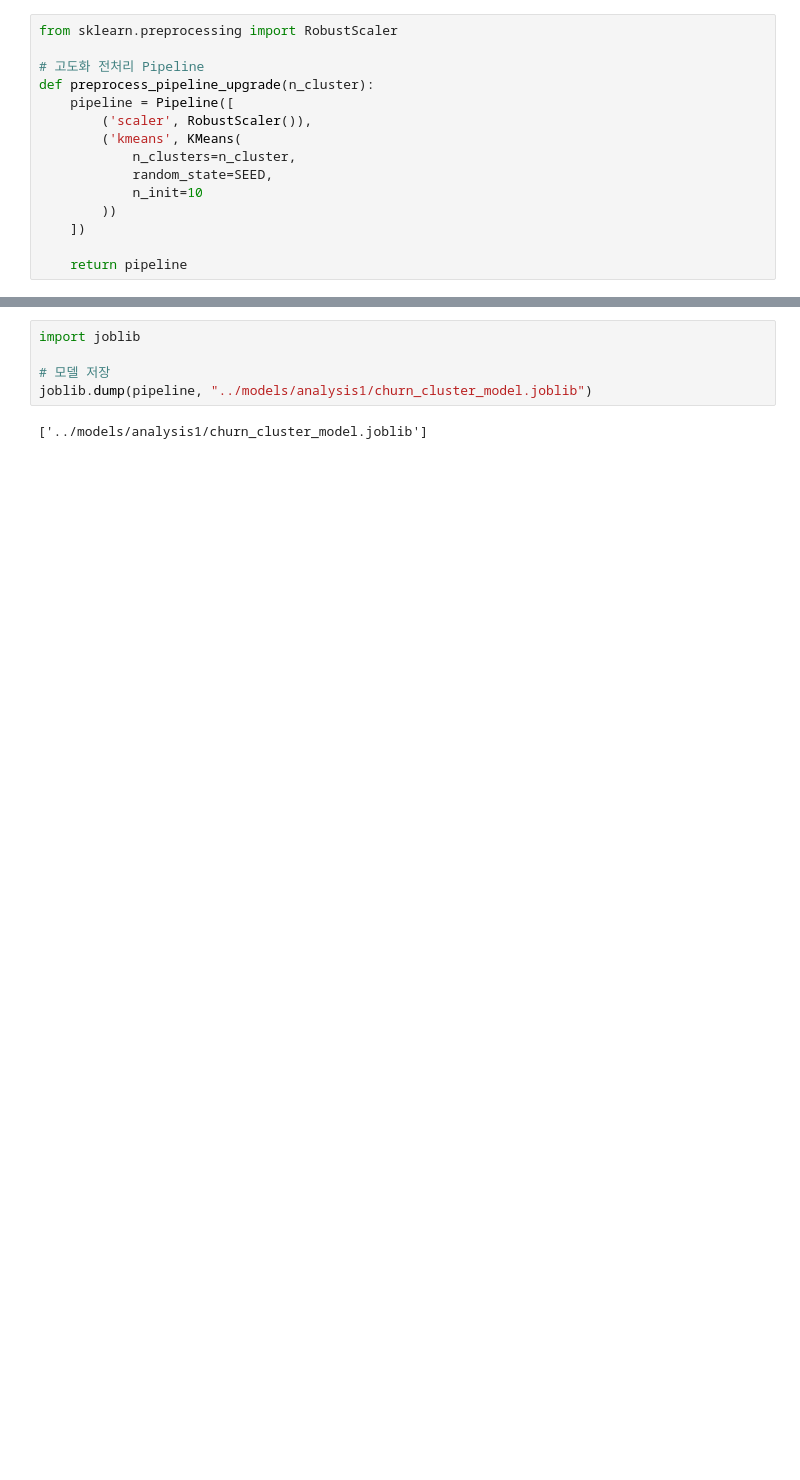
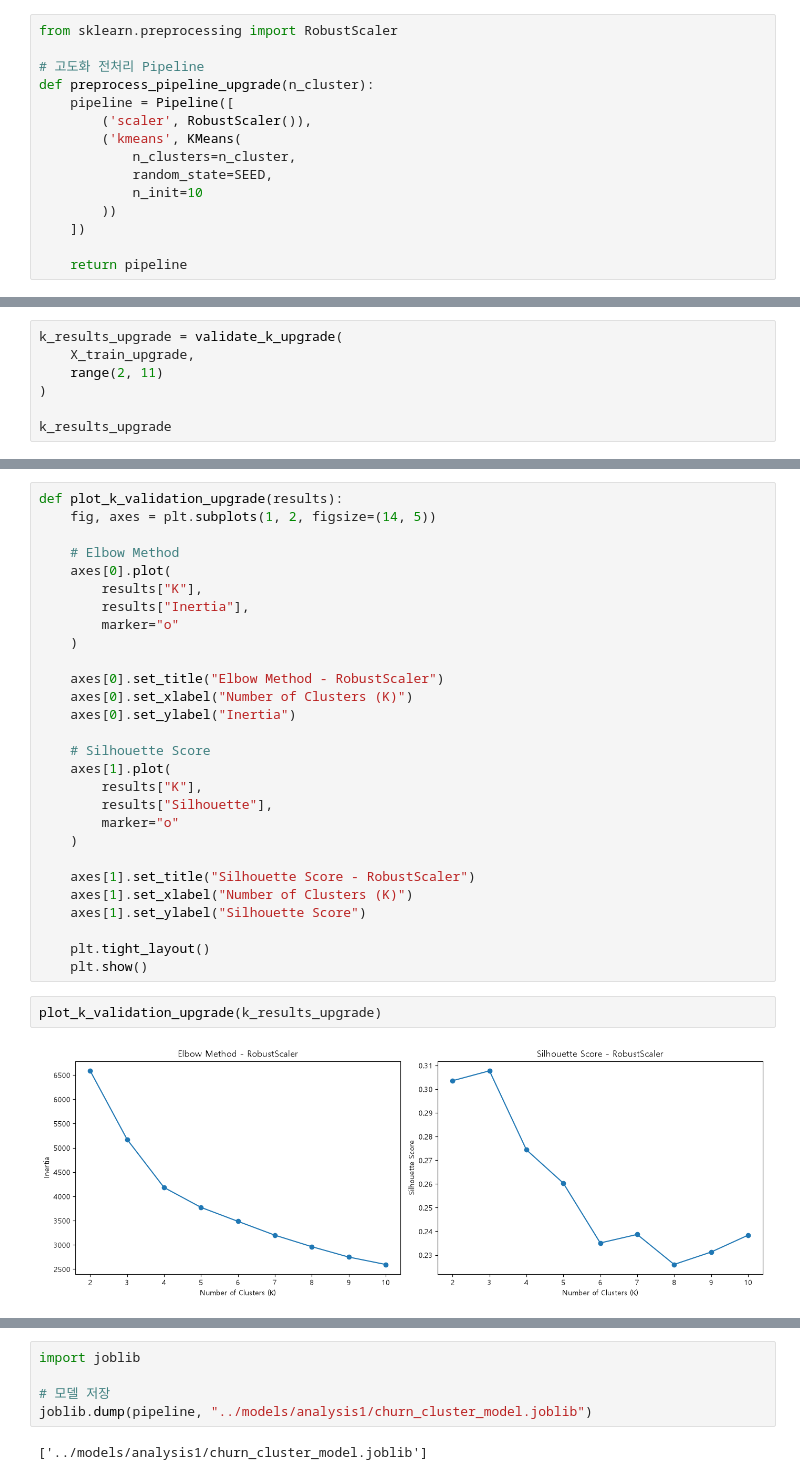
Before and after one commit to kty2001/SKN34-2nd-1Team, a Jupyter notebook: notebooks/analysis1.ipynb, the cells around one changed output, grey strips where cells are left out. Cells and saved outputs as stored; diff of their text form; blank space fills up the shorter version.

```diff
--- a/notebooks/analysis1.ipynb
+++ b/notebooks/analysis1.ipynb
@@ -708,0 +724,7 @@ plot_k_validation(
+# %%
+k_results_upgrade = validate_k_upgrade(
+    X_train_upgrade,
+    range(2, 11)
+)
+
+k_results_upgrade
@@ -709,2 +742,34 @@ plot_k_validation(
+# %%
+def plot_k_validation_upgrade(results):
+    fig, axes = plt.subplots(1, 2, figsize=(14, 5))
+
+    # Elbow Method
+    axes[0].plot(
+        results["K"],
+        results["Inertia"],
+        marker="o"
+    )
+
+    axes[0].set_title("Elbow Method - RobustScaler")
+    axes[0].set_xlabel("Number of Clusters (K)")
+    axes[0].set_ylabel("Inertia")
+
+    # Silhouette Score
+    axes[1].plot(
+        results["K"],
+        results["Silhouette"],
+        marker="o"
+    )
+
+    axes[1].set_title("Silhouette Score - RobustScaler")
+    axes[1].set_xlabel("Number of Clusters (K)")
+    axes[1].set_ylabel("Silhouette Score")
+
+    plt.tight_layout()
+    plt.show()
+# %%
+plot_k_validation_upgrade(k_results_upgrade)
+# %% [output]
+[figure, added]
 # %% [markdown]
 - 분석
```
Also changed, not shown: parts of 25 cells of this notebook, 6 other files.
